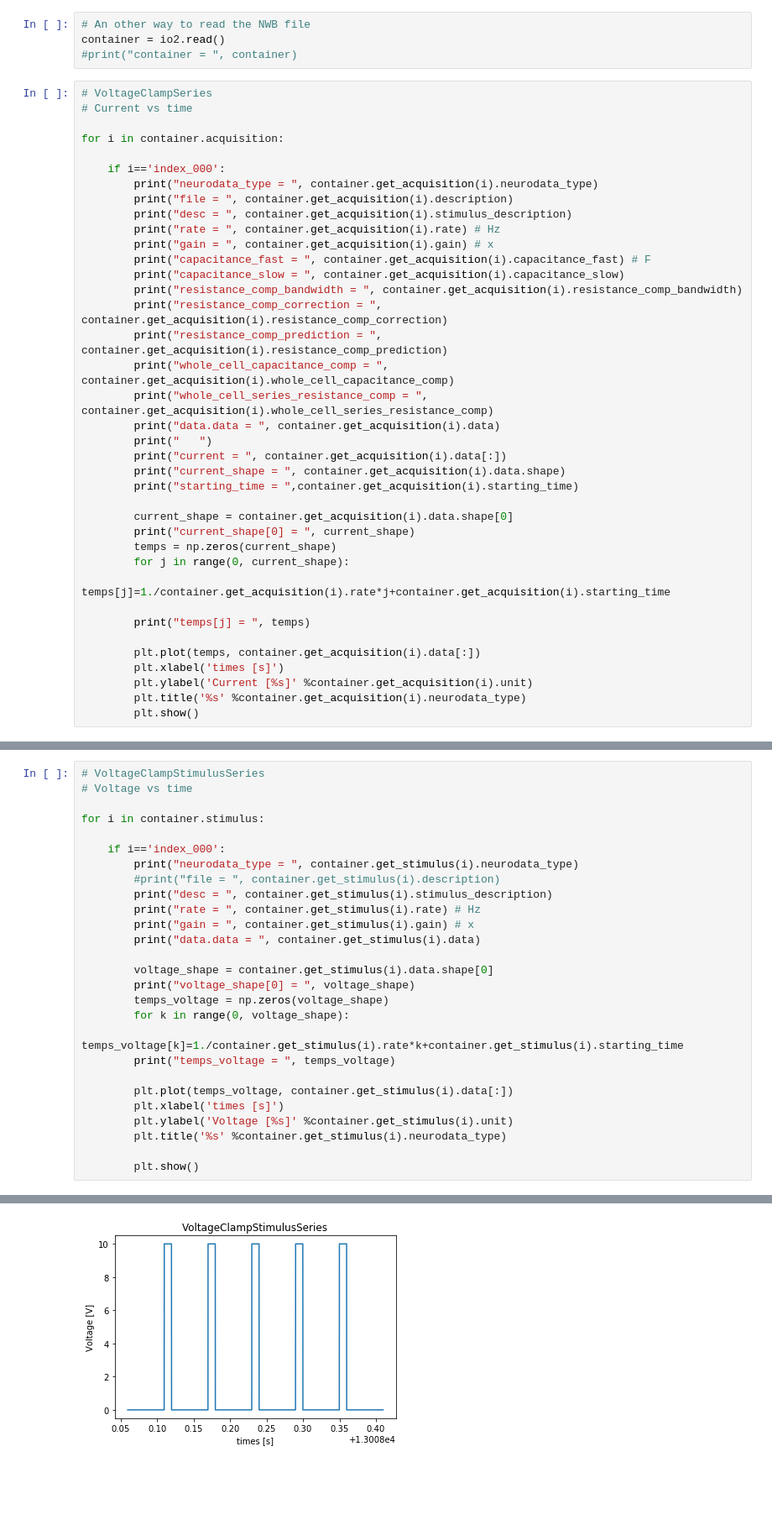
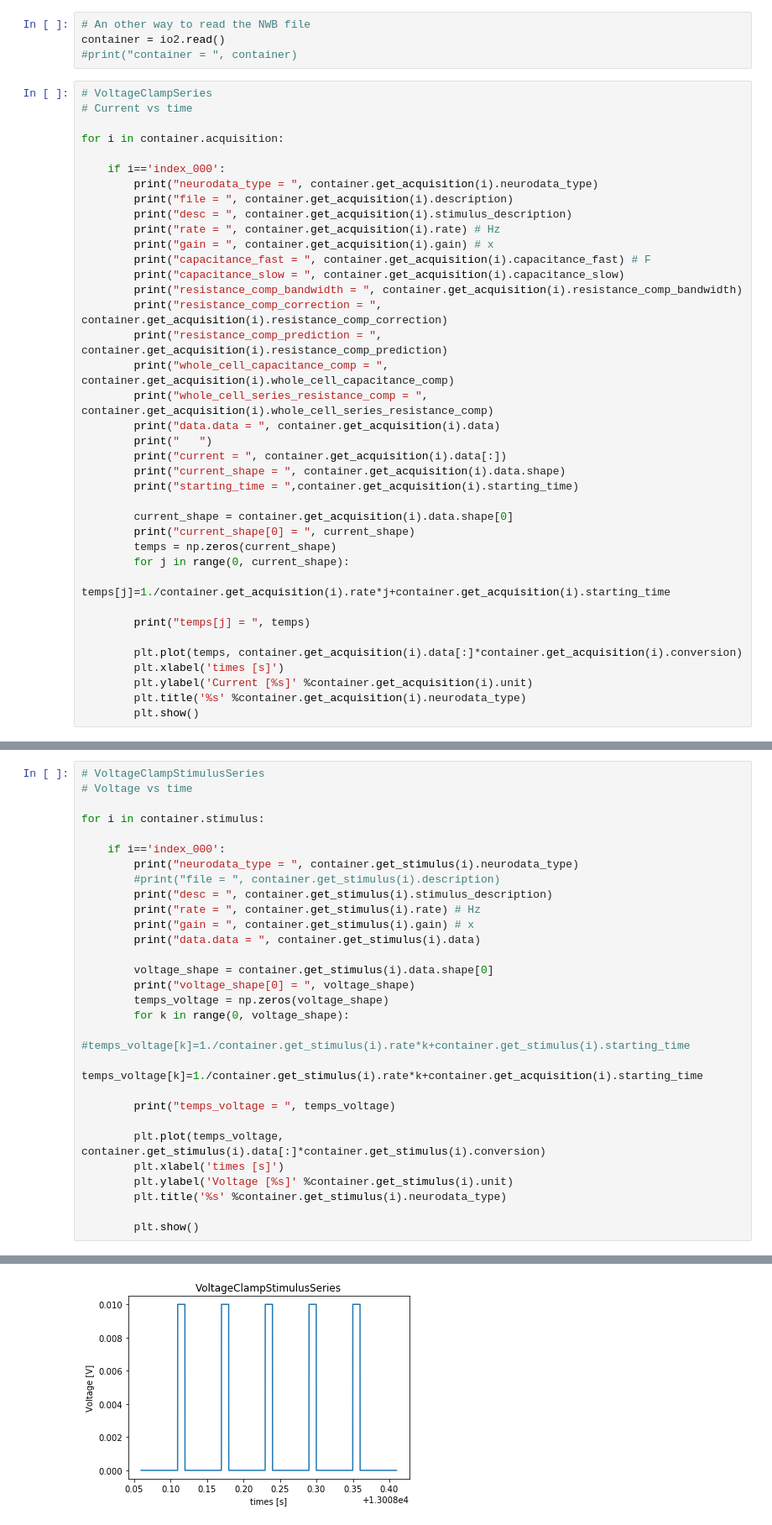
Before and after one commit to legouee/my_notebook, a Jupyter notebook: neo_nwb/nwb_H19-2_graphs.ipynb, the cells around one changed output, grey strips where cells are left out. Shown at 84% size. Saved outputs shown, nothing was run; the diff lists cells and outputs as text; blank space fills up the shorter version.

```diff
--- a/neo_nwb/nwb_H19-2_graphs.ipynb
+++ b/neo_nwb/nwb_H19-2_graphs.ipynb
@@ -81,7 +81,7 @@ for i in container.acquisition:
 
         print("temps[j] = ", temps)
 
-        plt.plot(temps, container.get_acquisition(i).data[:])
+        plt.plot(temps, container.get_acquisition(i).data[:]*container.get_acquisition(i).conversion)
         plt.xlabel('times [s]')
         plt.ylabel('Current [%s]' %container.get_acquisition(i).unit)
         plt.title('%s' %container.get_acquisition(i).neurodata_type)
@@ -112,33 +175,35 @@ temps[j] =  [13008.059839 13008.059844 13008.059849 ... 13008.409824 13008.40982
 for i in container.stimulus:
 
     if i=='index_000':
         print("neurodata_type = ", container.get_stimulus(i).neurodata_type)
         #print("file = ", container.get_stimulus(i).description)
         print("desc = ", container.get_stimulus(i).stimulus_description)
         print("rate = ", container.get_stimulus(i).rate) # Hz
         print("gain = ", container.get_stimulus(i).gain) # x
         print("data.data = ", container.get_stimulus(i).data)
 
         voltage_shape = container.get_stimulus(i).data.shape[0]
         print("voltage_shape[0] = ", voltage_shape)
         temps_voltage = np.zeros(voltage_shape)
         for k in range(0, voltage_shape):
-            temps_voltage[k]=1./container.get_stimulus(i).rate*k+container.get_stimulus(i).starting_time
+            #temps_voltage[k]=1./container.get_stimulus(i).rate*k+container.get_stimulus(i).starting_time
+            temps_voltage[k]=1./container.get_stimulus(i).rate*k+container.get_acquisition(i).starting_time
+
         print("temps_voltage = ", temps_voltage)
 
-        plt.plot(temps_voltage, container.get_stimulus(i).data[:])
+        plt.plot(temps_voltage, container.get_stimulus(i).data[:]*container.get_stimulus(i).conversion)
         plt.xlabel('times [s]')
         plt.ylabel('Voltage [%s]' %container.get_stimulus(i).unit)
         plt.title('%s' %container.get_stimulus(i).neurodata_type)
 
         plt.show()
 # %% [output]
 neurodata_type =  VoltageClampStimulusSeries
 desc =  extpinbath
 rate =  199999.99999999997
 gain =  1.0
 data.data =  <HDF5 dataset "data": shape (69995,), type "<f4">
 voltage_shape[0] =  69995
 temps_voltage =  [13008.059839 13008.059844 13008.059849 ... 13008.409799 13008.409804
  13008.409809]
-[figure, old version]
+[figure, new version]
```
Also changed, not shown: parts of 3 cells of this notebook, 1 other file.
